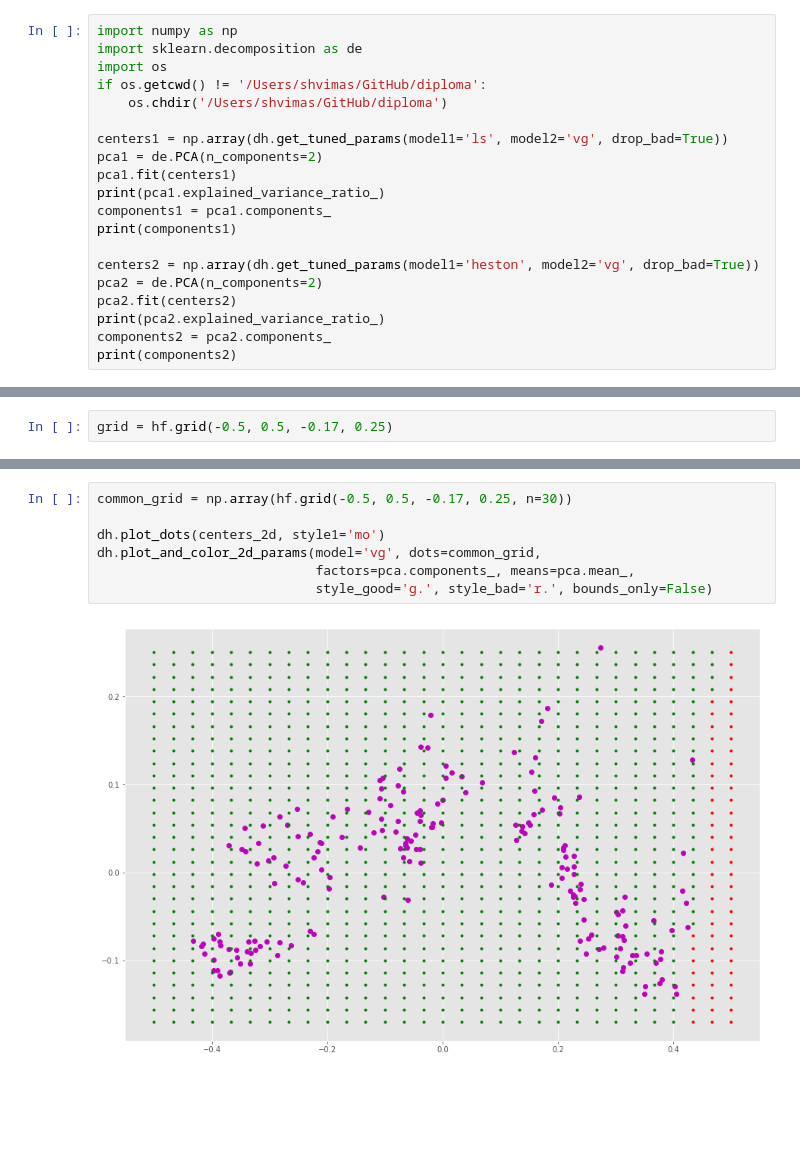
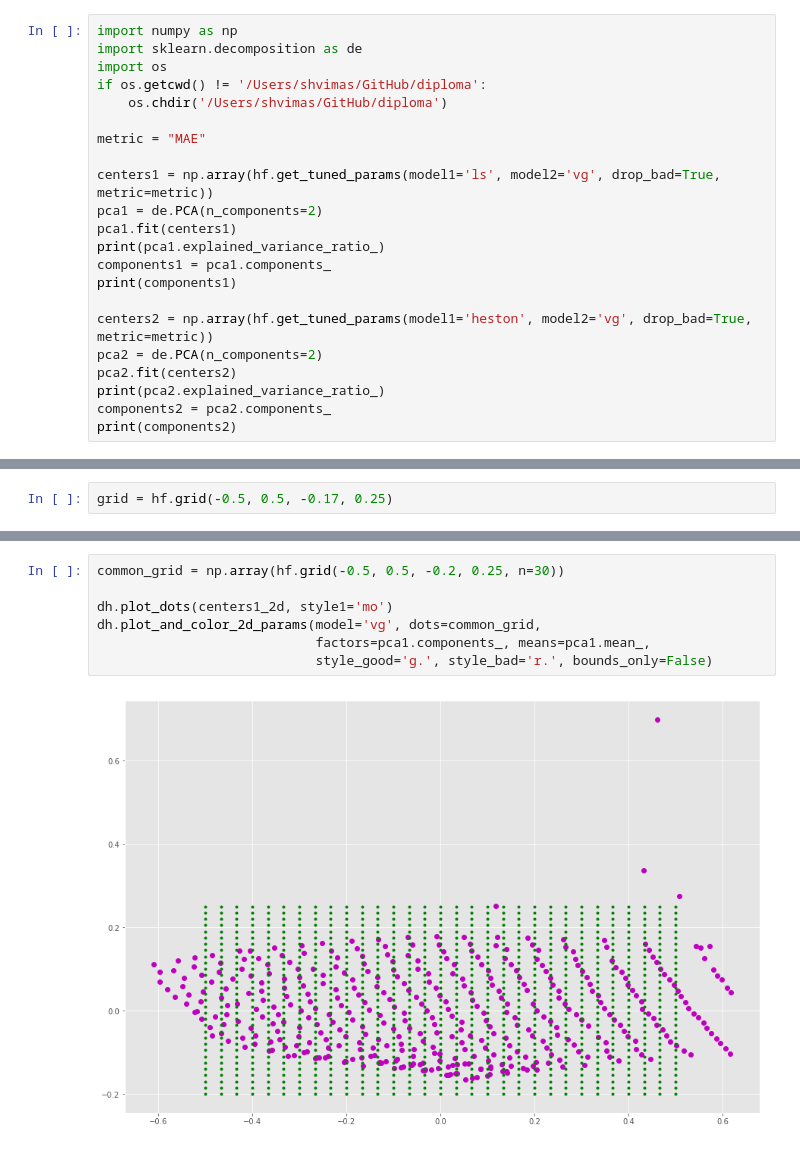
Before and after one commit to shvimas/diploma, a Jupyter notebook: notebooks/vg.ipynb, the cells around one changed output, grey strips where cells are left out. Saved outputs shown, nothing was run; the diff lists cells and outputs as text; blank space fills up the shorter version.

```diff
--- a/notebooks/vg.ipynb
+++ b/notebooks/vg.ipynb
@@ -225,14 +226,16 @@ import os
 if os.getcwd() != '/Users/shvimas/GitHub/diploma':
     os.chdir('/Users/shvimas/GitHub/diploma')
 
-centers1 = np.array(dh.get_tuned_params(model1='ls', model2='vg', drop_bad=True))
+metric = "MAE"
+
+centers1 = np.array(hf.get_tuned_params(model1='ls', model2='vg', drop_bad=True, metric=metric))
 pca1 = de.PCA(n_components=2)
 pca1.fit(centers1)
 print(pca1.explained_variance_ratio_)
 components1 = pca1.components_
 print(components1)
 
-centers2 = np.array(dh.get_tuned_params(model1='heston', model2='vg', drop_bad=True))
+centers2 = np.array(hf.get_tuned_params(model1='heston', model2='vg', drop_bad=True, metric=metric))
 pca2 = de.PCA(n_components=2)
 pca2.fit(centers2)
 print(pca2.explained_variance_ratio_)
@@ -296,9 +302,9 @@ pl.plot(restored[:, 0], restored[:, 2], 'g.')
 # %%
-common_grid = np.array(hf.grid(-0.5, 0.5, -0.17, 0.25, n=30))
+common_grid = np.array(hf.grid(-0.5, 0.5, -0.2, 0.25, n=30))
 
-dh.plot_dots(centers_2d, style1='mo')
+dh.plot_dots(centers1_2d, style1='mo')
 dh.plot_and_color_2d_params(model='vg', dots=common_grid,
-                            factors=pca.components_, means=pca.mean_,
+                            factors=pca1.components_, means=pca1.mean_,
                             style_good='g.', style_bad='r.', bounds_only=False)
 # %% [output]
-[figure, old version]
+[figure, new version]
```
Also changed, not shown: parts of 18 cells of this notebook, 34 other files.
